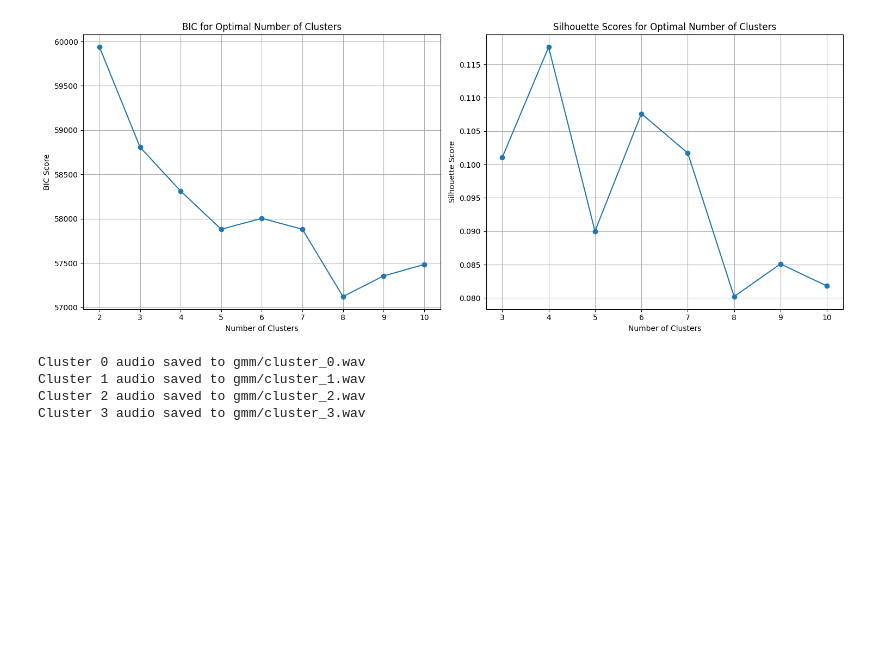
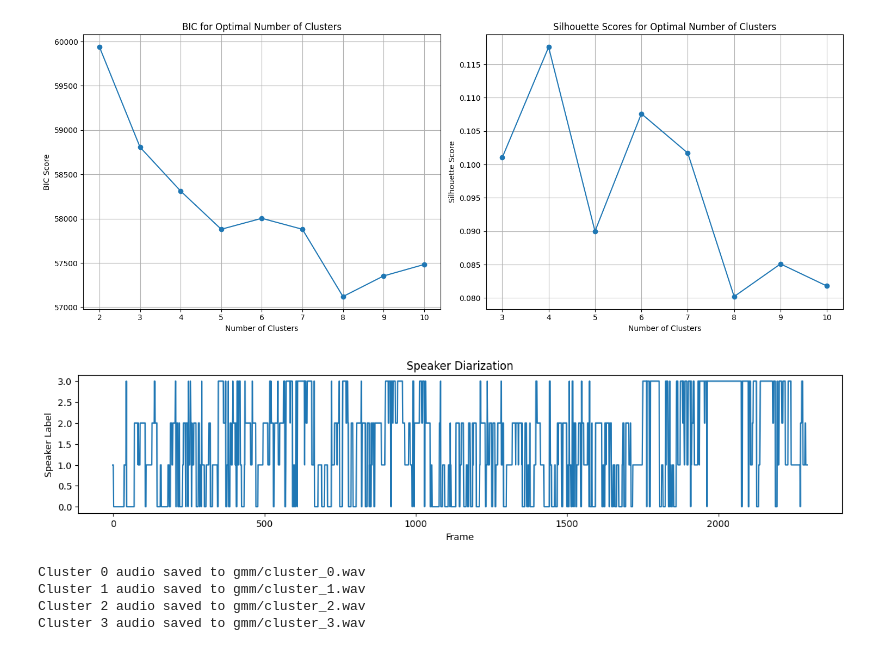
Before and after one commit to rukna40/Speaker-Diarization-and-Language-Classification, a Jupyter notebook: gmm.ipynb, the cells around one changed output. Cells and saved outputs as stored; diff of their text form; code cells hidden in the pictures; blank space fills up the shorter version.

```diff
--- a/gmm.ipynb
+++ b/gmm.ipynb
@@ -60,6 +60,17 @@ gmm = GaussianMixture(n_components=optimal_clusters, random_state=42)
 gmm.fit(mfccs_scaled)
 
 labels = gmm.predict(mfccs_scaled)
+# %%
+plt.figure(figsize=(15, 6))
+
+plt.subplot(2, 1, 2)
+plt.plot(labels)
+plt.title('Speaker Diarization')
+plt.xlabel('Frame')
+plt.ylabel('Speaker Label')
+plt.show()
+# %% [output]
+[figure, added]
 # %%
 for cluster in range(optimal_clusters):
     cluster_indices = np.where(labels == cluster)[0]
```
Also changed, not shown: 1 other file.
